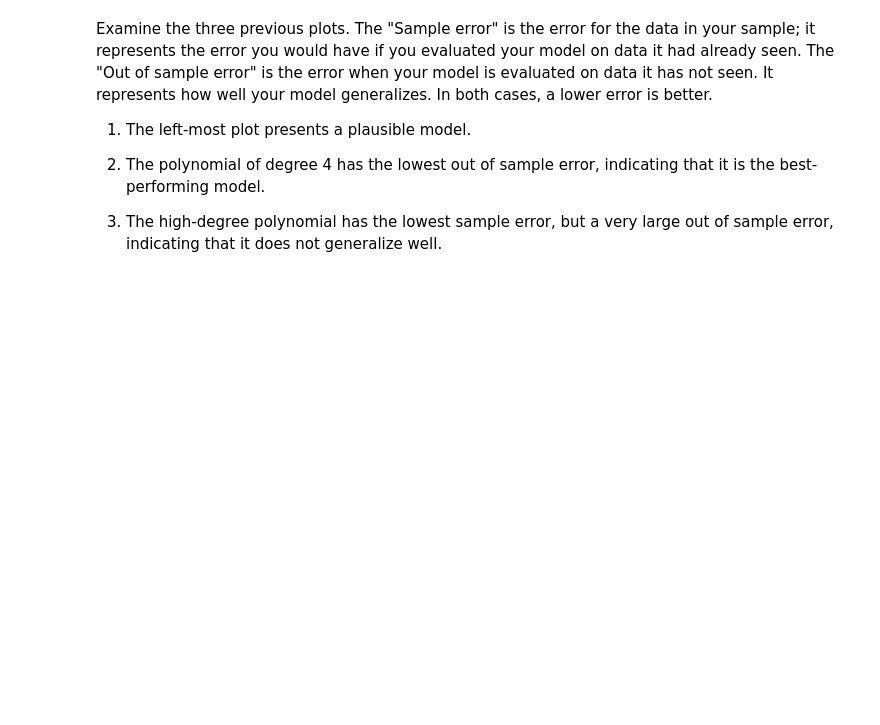
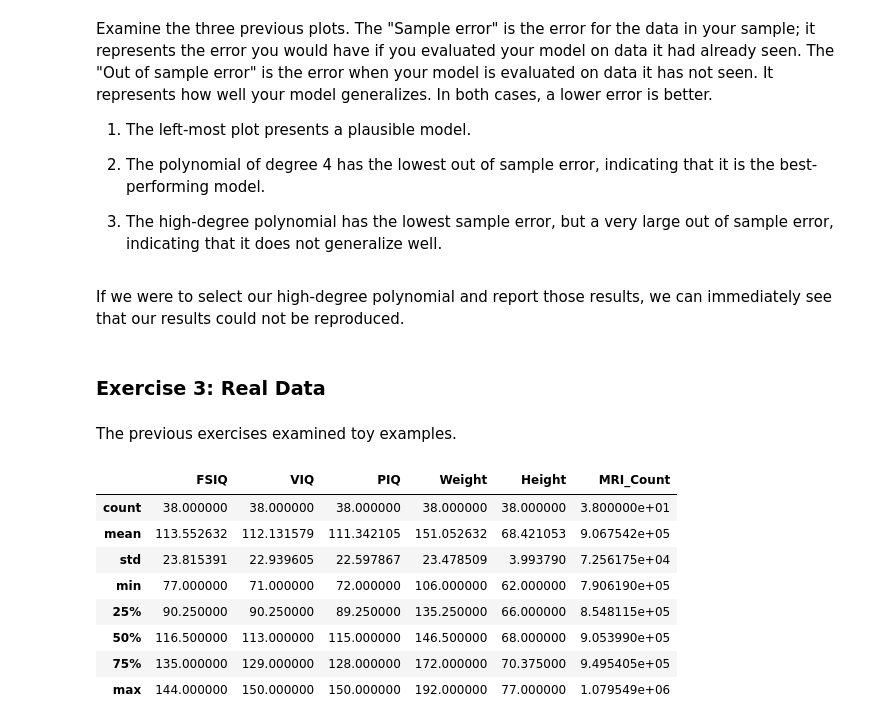
Before and after one commit to yukaizou2015/module-stats, a Jupyter notebook: notebooks/P-value-exercise.ipynb, the cells around one changed output. Saved outputs shown, nothing was run; the diff lists cells and outputs as text; code cells hidden in the pictures; blank space fills up the shorter version.

```diff
--- a/notebooks/P-value-exercise.ipynb
+++ b/notebooks/P-value-exercise.ipynb
@@ -236,3 +236,9 @@ In both cases, a lower error is better.
 2) The polynomial of degree 4 has the lowest out of sample error, indicating that it is the best-performing model.
 
 3) The high-degree polynomial has the lowest sample error, but a very large out of sample error, indicating that it does not generalize well.
+# %% [markdown]
+If we were to select our high-degree polynomial and report those results, we can immediately see that our results could not be reproduced.
+# %% [markdown]
+### Exercise 3: Real Data
+# %% [markdown]
+The previous exercises examined toy examples.
@@ -238,0 +253,13 @@ In both cases, a lower error is better.
+# %%
+# Let's first look at our data:
+data.describe()
+# %% [output]
+|  | FSIQ | VIQ | PIQ | Weight | Height | MRI_Count |
+| count | 38.000000 | 38.000000 | 38.000000 | 38.000000 | 38.000000 | 3.800000e+01 |
+| mean | 113.552632 | 112.131579 | 111.342105 | 151.052632 | 68.421053 | 9.067542e+05 |
+| std | 23.815391 | 22.939605 | 22.597867 | 23.478509 | 3.993790 | 7.256175e+04 |
+| min | 77.000000 | 71.000000 | 72.000000 | 106.000000 | 62.000000 | 7.906190e+05 |
+| 25% | 90.250000 | 90.250000 | 89.250000 | 135.250000 | 66.000000 | 8.548115e+05 |
+| 50% | 116.500000 | 113.000000 | 115.000000 | 146.500000 | 68.000000 | 9.053990e+05 |
+| 75% | 135.000000 | 129.000000 | 128.000000 | 172.000000 | 70.375000 | 9.495405e+05 |
+| max | 144.000000 | 150.000000 | 150.000000 | 192.000000 | 77.000000 | 1.079549e+06 |
```
Also changed, not shown: parts of 6 cells of this notebook, 1 other file.
